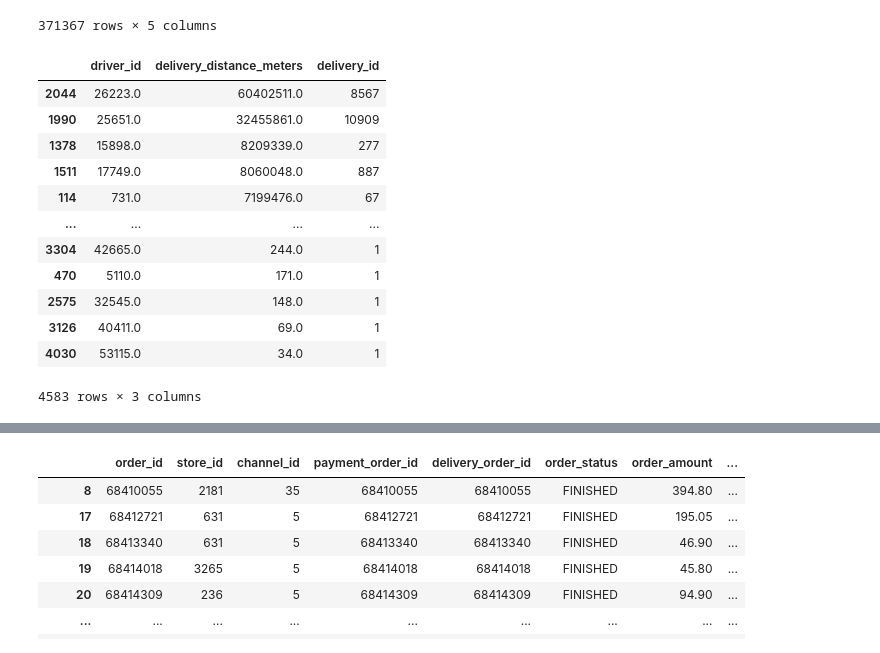
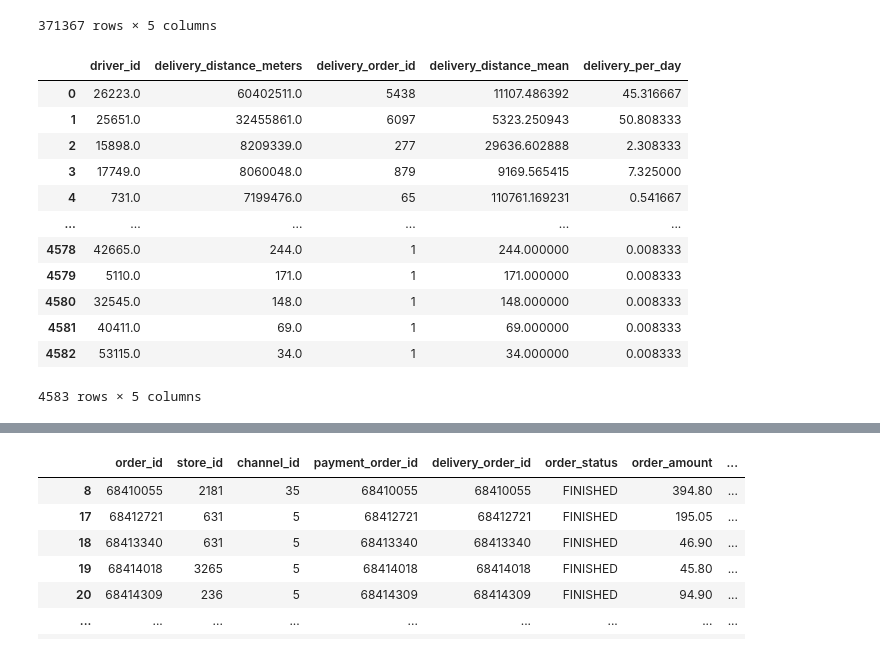
Before and after one commit to EmanuelHark12/Python_Analysis, a Jupyter notebook: notebooks/delivery/01_delivery.ipynb, the cells around one changed output, grey strips where cells are left out. Cells and saved outputs as stored; diff of their text form; code cells hidden in the pictures.

```diff
--- a/notebooks/delivery/01_delivery.ipynb
+++ b/notebooks/delivery/01_delivery.ipynb
@@ -159,20 +160,23 @@ deliveries_finished
 | 378842 | 3144739 | 93026454 | 10504.0 | 2919.0 | DELIVERED |
 371367 rows × 5 columns
 # %%
-top_10_drivers = deliveries_finished.groupby("driver_id").agg({"delivery_distance_meters": "sum","delivery_id":"nunique"}).reset_index()
-top_10_drivers.sort_values(by=["delivery_distance_meters"],ascending=False,inplace=True)
-top_10_drivers
+drivers_per_distance = deliveries_finished.groupby("driver_id").agg({"delivery_distance_meters": "sum","delivery_order_id":"nunique"}).reset_index()
+drivers_per_distance.sort_values(by=["delivery_distance_meters"],ascending=False,inplace=True)
+drivers_per_distance.reset_index(drop=True,inplace=True)
+drivers_per_distance["delivery_distance_mean"] = drivers_per_distance["delivery_distance_meters"] / drivers_per_distance["delivery_order_id"]
+drivers_per_distance["delivery_per_day"] = drivers_per_distance["delivery_order_id"] / 120
+drivers_per_distance
 # %% [output]
-|  | driver_id | delivery_distance_meters | delivery_id |
-| 2044 | 26223.0 | 60402511.0 | 8567 |
-| 1990 | 25651.0 | 32455861.0 | 10909 |
-| 1378 | 15898.0 | 8209339.0 | 277 |
-| 1511 | 17749.0 | 8060048.0 | 887 |
-| 114 | 731.0 | 7199476.0 | 67 |
-| ... | ... | ... | ... |
-| 3304 | 42665.0 | 244.0 | 1 |
-| 470 | 5110.0 | 171.0 | 1 |
-| 2575 | 32545.0 | 148.0 | 1 |
-| 3126 | 40411.0 | 69.0 | 1 |
-| 4030 | 53115.0 | 34.0 | 1 |
+|  | driver_id | delivery_distance_meters | delivery_order_id | delivery_distance_mean | delivery_per_day |
+| 0 | 26223.0 | 60402511.0 | 5438 | 11107.486392 | 45.316667 |
+| 1 | 25651.0 | 32455861.0 | 6097 | 5323.250943 | 50.808333 |
+| 2 | 15898.0 | 8209339.0 | 277 | 29636.602888 | 2.308333 |
+| 3 | 17749.0 | 8060048.0 | 879 | 9169.565415 | 7.325000 |
+| 4 | 731.0 | 7199476.0 | 65 | 110761.169231 | 0.541667 |
+| ... | ... | ... | ... | ... | ... |
+| 4578 | 42665.0 | 244.0 | 1 | 244.000000 | 0.008333 |
+| 4579 | 5110.0 | 171.0 | 1 | 171.000000 | 0.008333 |
+| 4580 | 32545.0 | 148.0 | 1 | 148.000000 | 0.008333 |
+| 4581 | 40411.0 | 69.0 | 1 | 69.000000 | 0.008333 |
+| 4582 | 53115.0 | 34.0 | 1 | 34.000000 | 0.008333 |
-4583 rows × 3 columns
+4583 rows × 5 columns
```
Also changed, not shown: parts of 10 cells of this notebook, 1 other file.
